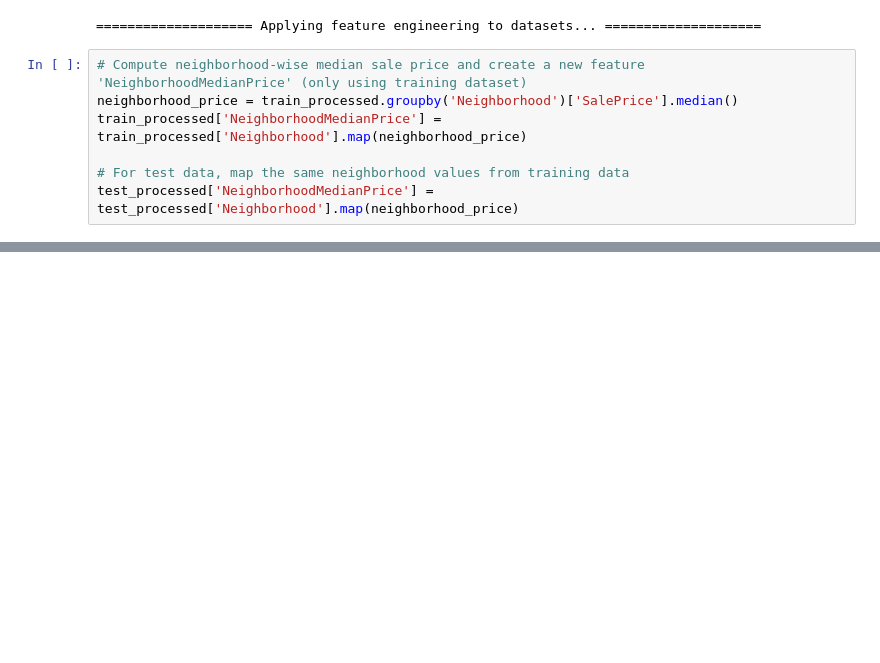
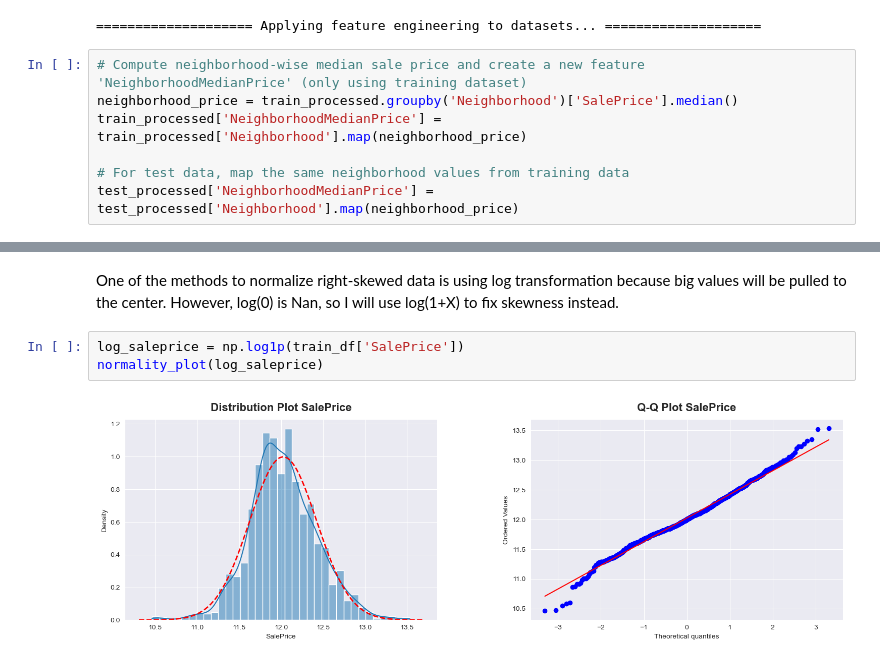
Before and after one commit to annugit1655/Real-Estate-Price-Prediction, a Jupyter notebook: Real-Estate-Price-Prediction/notebooks/02-Preprocessing-&-Feature-Engg.ipynb, the cells around one changed output, grey strips where cells are left out. Cells and saved outputs as stored; diff of their text form; blank space fills up the shorter version.

```diff
--- a/Real-Estate-Price-Prediction/notebooks/02-Preprocessing-&-Feature-Engg.ipynb
+++ b/Real-Estate-Price-Prediction/notebooks/02-Preprocessing-&-Feature-Engg.ipynb
@@ -297,0 +240,7 @@ array([ True, False])
+# %% [markdown]
+One of the methods to normalize right-skewed data is using log transformation because big values will be pulled to the center. However, log(0) is Nan, so I will use log(1+X) to fix skewness instead.
+# %%
+log_saleprice = np.log1p(train_df['SalePrice'])
+normality_plot(log_saleprice)
+# %% [output]
+[figure, added]
```
Also changed, not shown: parts of 28 cells of this notebook.
